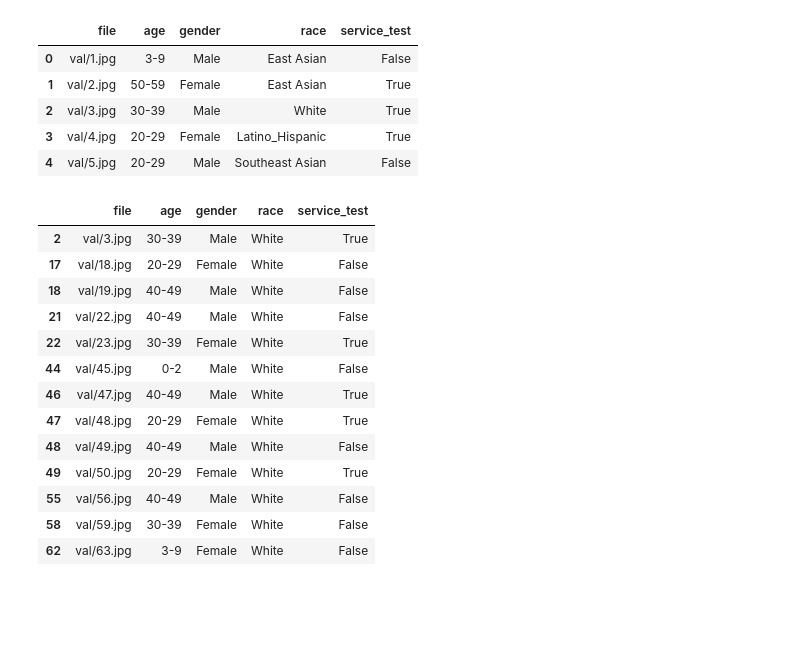
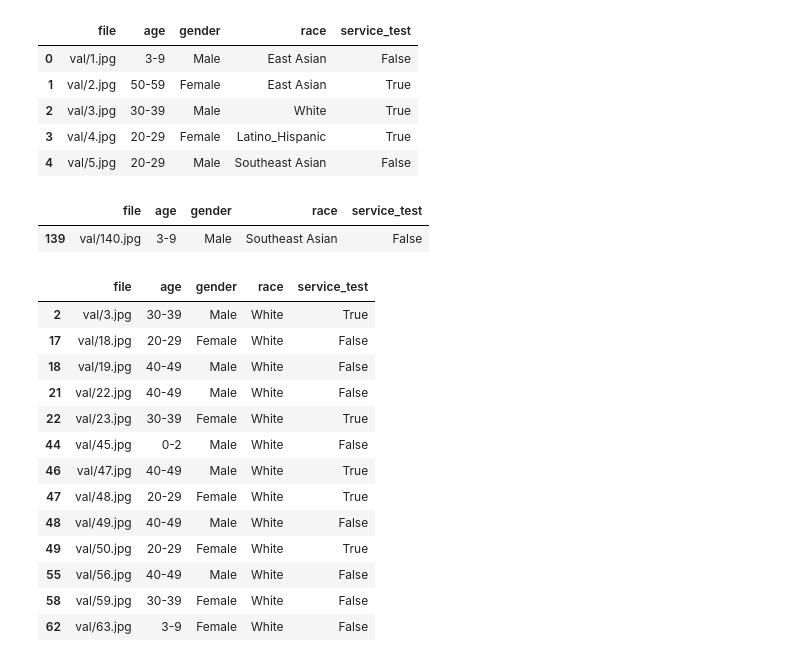
Before and after one commit to sudikshas/Racial_Classification_XAI_Model, a Jupyter notebook: notebook/grad_cam_exr-Copy1.ipynb, the cells around one changed output. Cells and saved outputs as stored; diff of their text form; code cells hidden in the pictures; blank space fills up the shorter version.

```diff
--- a/notebook/grad_cam_exr-Copy1.ipynb
+++ b/notebook/grad_cam_exr-Copy1.ipynb
@@ -321,6 +407,11 @@ val_df.head()
 | 2 | val/3.jpg | 30-39 | Male | White | True |
 | 3 | val/4.jpg | 20-29 | Female | Latino_Hispanic | True |
 | 4 | val/5.jpg | 20-29 | Male | Southeast Asian | False |
+# %%
+val_df[val_df['file'] == "val/" + str(img_num) + ".jpg"]
+# %% [output]
+|  | file | age | gender | race | service_test |
+| 139 | val/140.jpg | 3-9 | Male | Southeast Asian | False |
 # %%
 val_df[val_df["race"] == "White"][:15]
 # %% [output]
```
Also changed, not shown: parts of 12 cells of this notebook, 12 other files.
